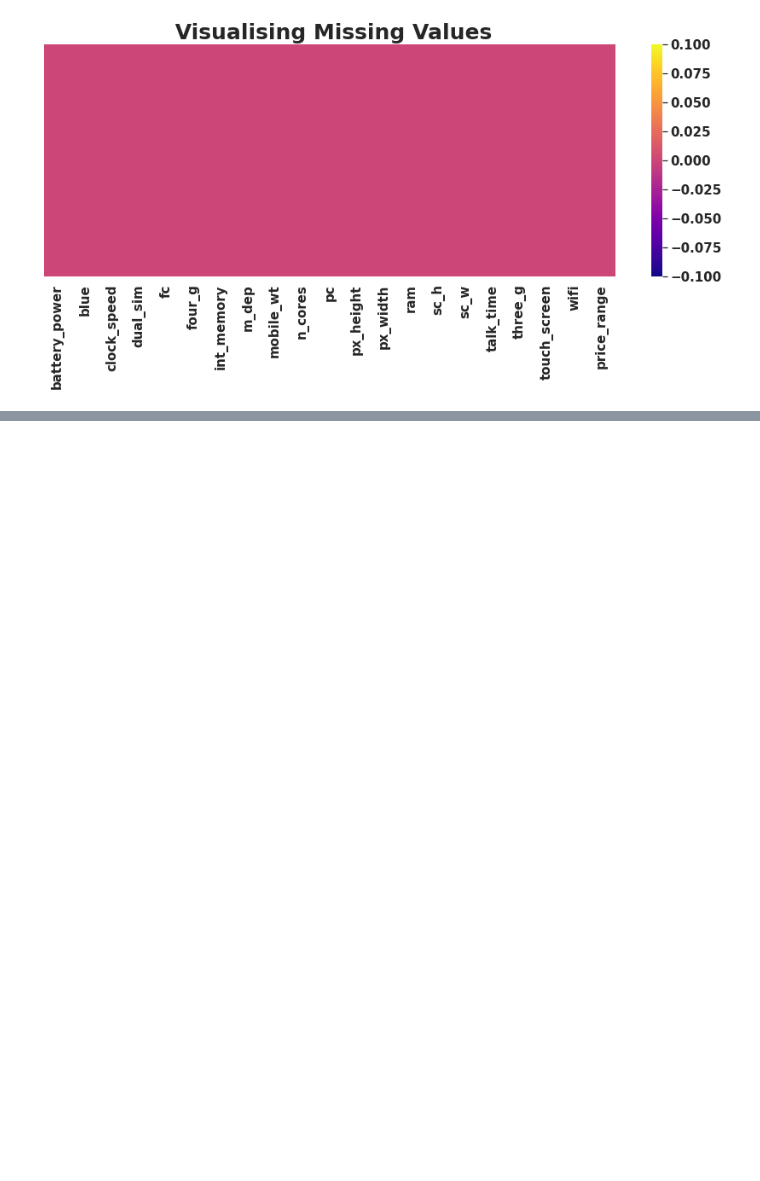
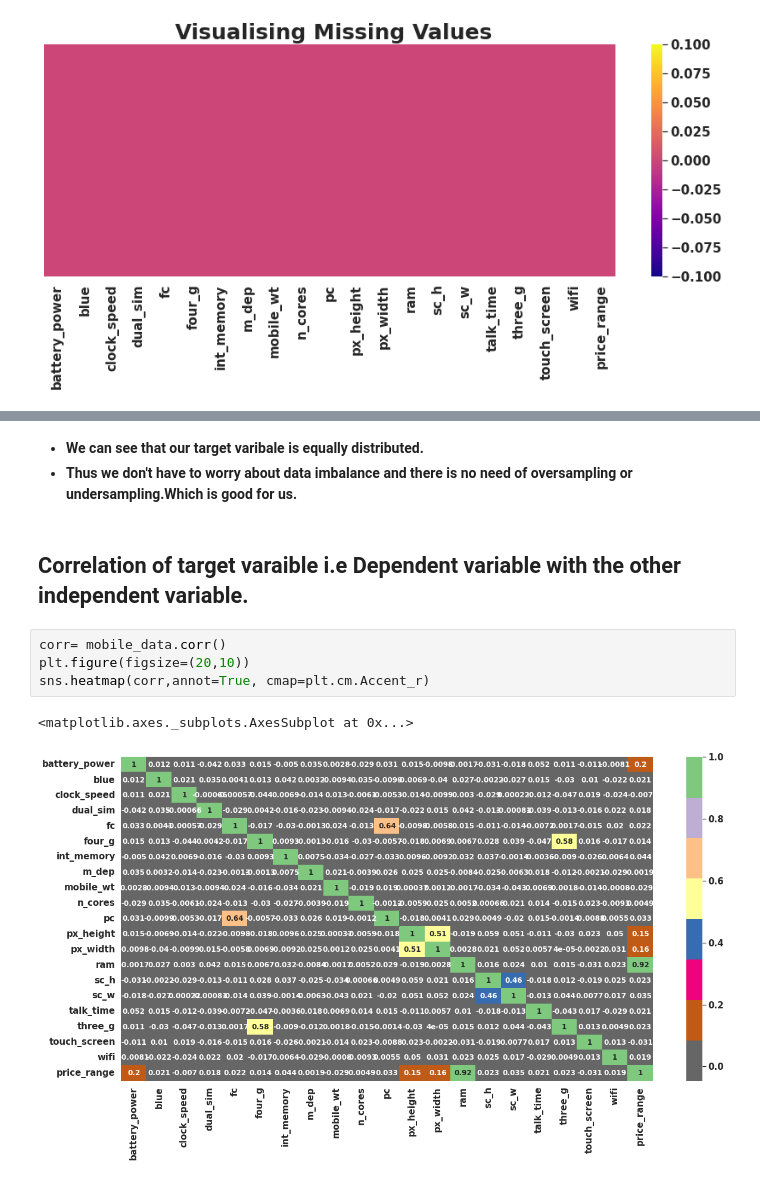
Before and after one commit to PremPatil0129/MobilePriceRangePrediction, a Jupyter notebook: MobilePriceRangePrediction.ipynb, the cells around one changed output, grey strips where cells are left out. Cells and saved outputs as stored; diff of their text form; blank space fills up the shorter version.

```diff
--- a/MobilePriceRangePrediction.ipynb
+++ b/MobilePriceRangePrediction.ipynb
@@ -219,0 +256,12 @@ Text(0.5, 1.0, ' Visualising Missing Values')
+# %% [markdown]
+* **We can see that our target varibale is equally distributed.**
+* **Thus we don't have to worry about data imbalance and there is no need of oversampling or undersampling.Which is good for us.**
+# %% [markdown]
+## **Correlation of target varaible i.e Dependent variable with the other independent variable.**
+# %%
+corr= mobile_data.corr()
+plt.figure(figsize=(20,10))
+sns.heatmap(corr,annot=True, cmap=plt.cm.Accent_r)
+# %% [output]
+<matplotlib.axes._subplots.AxesSubplot at 0x...>
+[figure, added]
```
Also changed, not shown: parts of 13 cells of this notebook.
